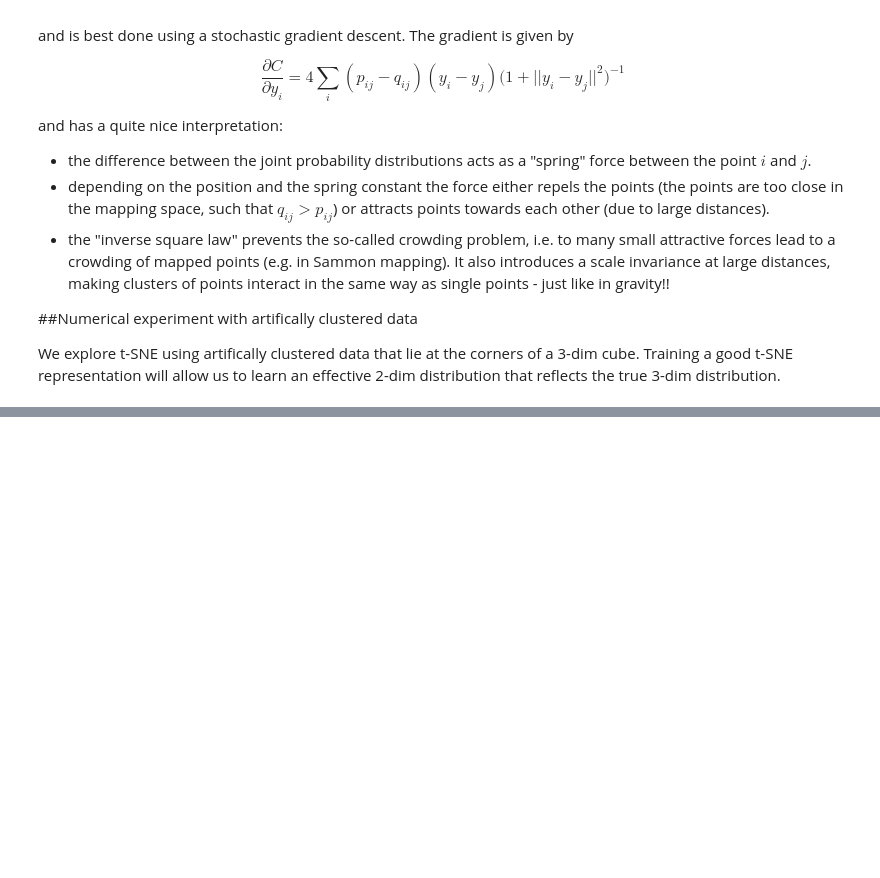
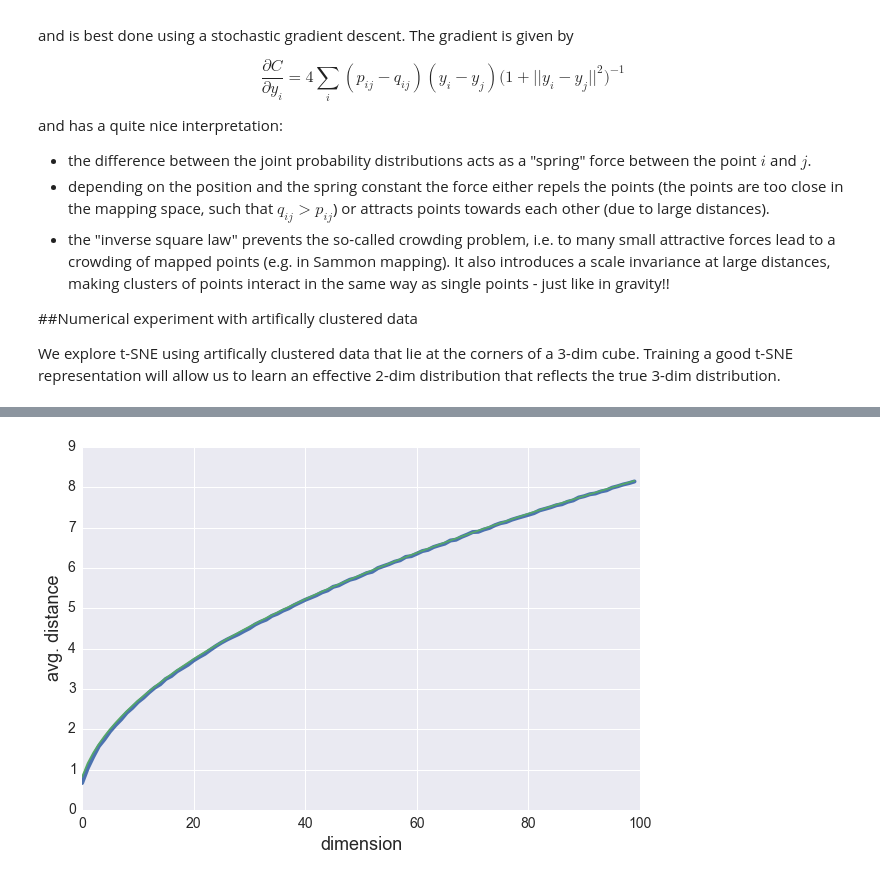
Before and after one commit to jotterbach/Data-Exploration-and-Numerical-Experimentation, a Jupyter notebook: Numerical-Experimentation/t-SNE and the KL Divergence.ipynb, the cells around one changed output, grey strips where cells are left out. Saved outputs shown, nothing was run; the diff lists cells and outputs as text; code cells hidden in the pictures; blank space fills up the shorter version.

```diff
--- a/Numerical-Experimentation/t-SNE and the KL Divergence.ipynb
+++ b/Numerical-Experimentation/t-SNE and the KL Divergence.ipynb
@@ -266,0 +299,20 @@ plt.tick_params(axis='both', which='minor', labelsize=12)
+# %%
+import numpy.random as rd
+from scipy.spatial.distance import pdist
+
+mean_dist = []
+for dim in range(1, 101):
+    X = rd.uniform(low=-1.0, high=1.0, size=(1000, dim))
+    mean_dist.append(pdist(X).mean())
+# %%
+fig = plt.figure(figsize=(10,6.5));
+plt.plot(mean_dist, linewidth=4);
+d = np.arange(len(mean_dist))
+y =np.sqrt( 0.6666 *  (d+1))
+plt.plot(d, y);
+plt.xlabel('dimension', fontsize=18);
+plt.ylabel('avg. distance', fontsize=18);
+plt.xticks(fontsize=14);
+plt.yticks(fontsize=14);
+# %% [output]
+[figure, added]
```
Also changed, not shown: parts of 9 cells of this notebook.
